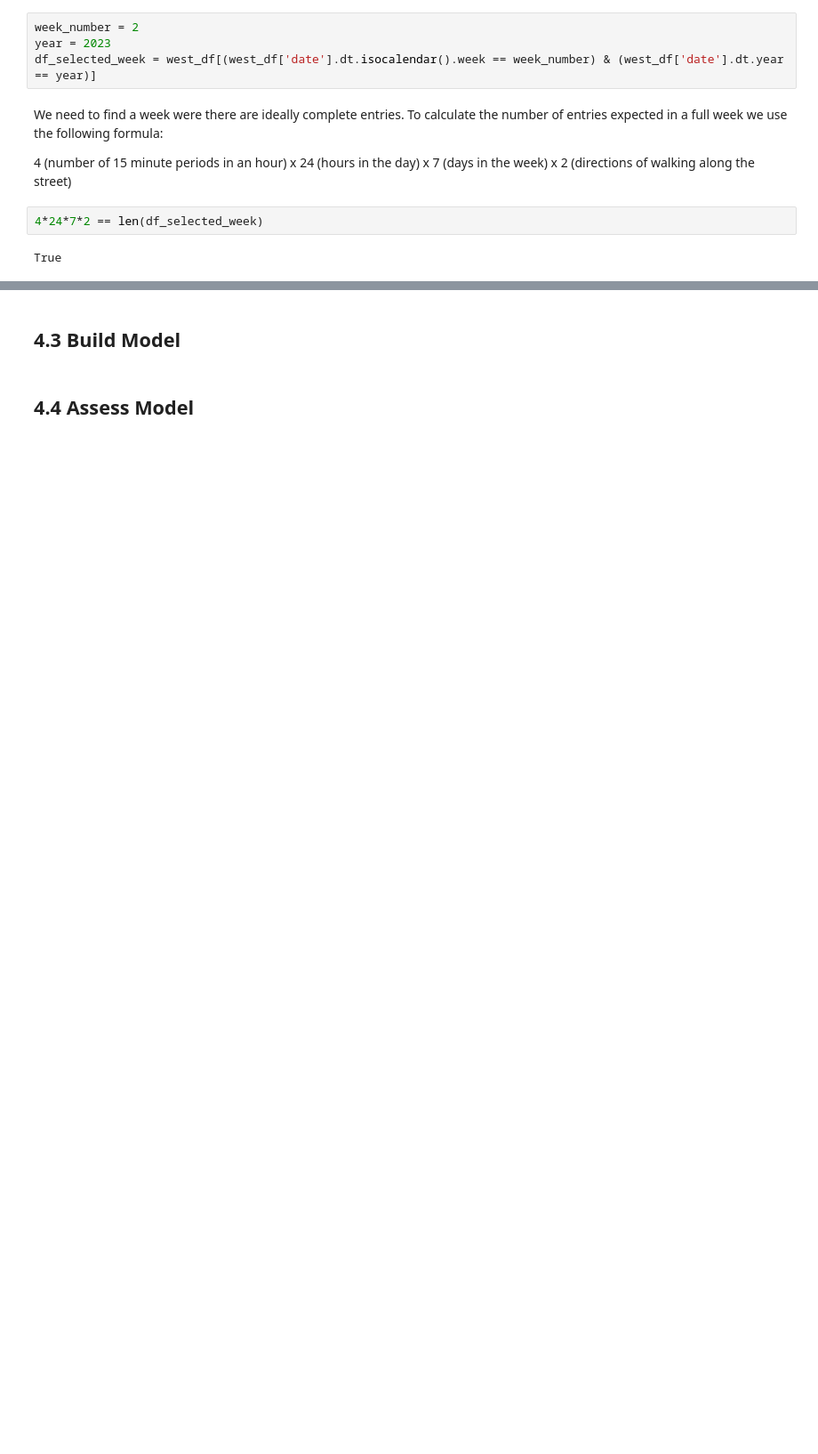
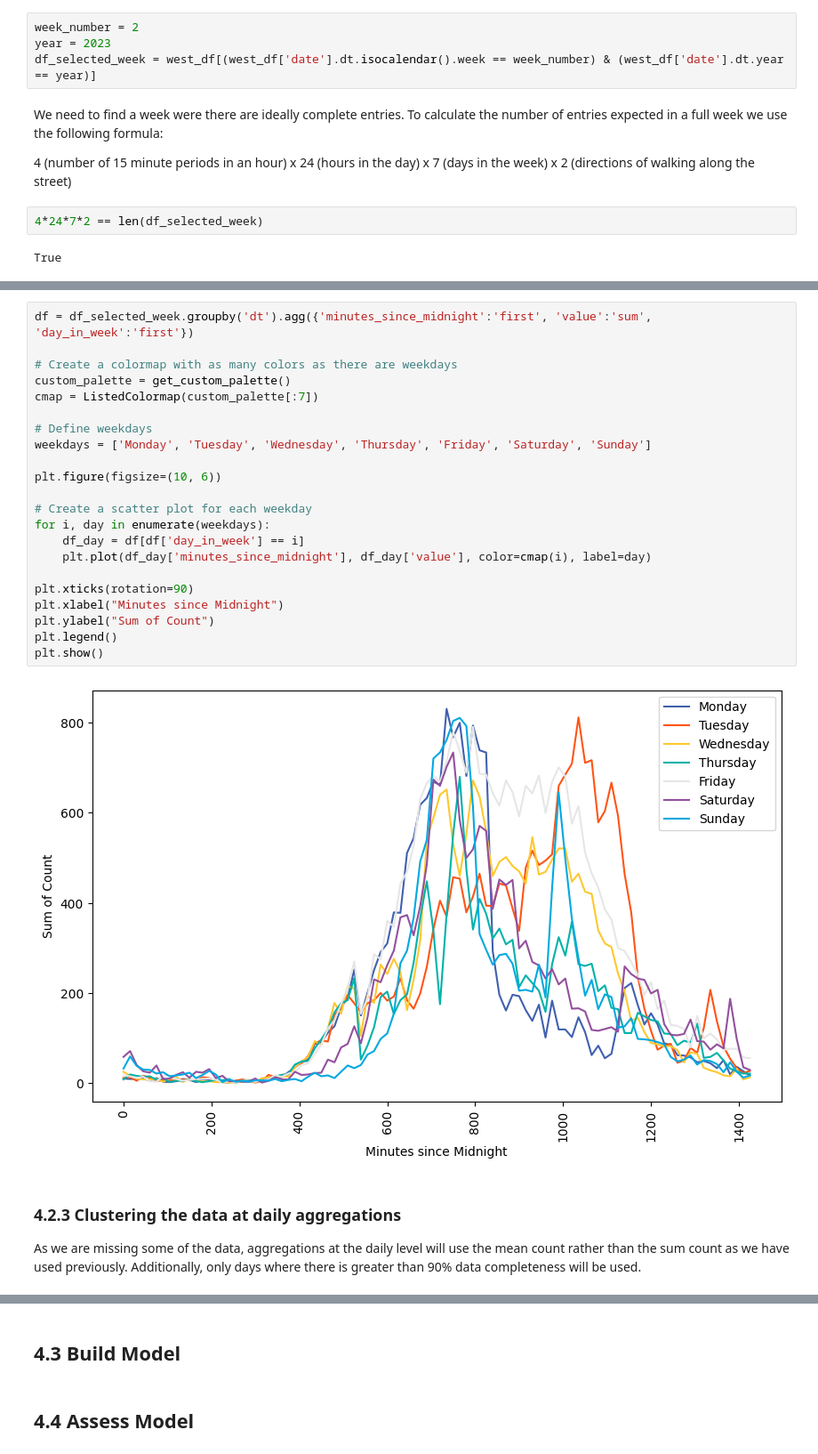
Before and after one commit to carrowmw/mres-project, a Jupyter notebook: analysis_files/4_Modelling.ipynb, the cells around one changed output, grey strips where cells are left out. Shown at 89% size. Saved outputs shown, nothing was run; the diff lists cells and outputs as text; blank space fills up the shorter version.

```diff
--- a/analysis_files/4_Modelling.ipynb
+++ b/analysis_files/4_Modelling.ipynb
@@ -64,0 +126,28 @@ KMeans(n_clusters=3)
+# %%
+df = df_selected_week.groupby('dt').agg({'minutes_since_midnight':'first', 'value':'sum', 'day_in_week':'first'})
+
+# Create a colormap with as many colors as there are weekdays
+custom_palette = get_custom_palette()
+cmap = ListedColormap(custom_palette[:7])
+
+# Define weekdays
+weekdays = ['Monday', 'Tuesday', 'Wednesday', 'Thursday', 'Friday', 'Saturday', 'Sunday']
+
+plt.figure(figsize=(10, 6))
+
+# Create a scatter plot for each weekday
+for i, day in enumerate(weekdays):
+    df_day = df[df['day_in_week'] == i]
+    plt.plot(df_day['minutes_since_midnight'], df_day['value'], color=cmap(i), label=day)
+
+plt.xticks(rotation=90)
+plt.xlabel("Minutes since Midnight")
+plt.ylabel("Sum of Count")
+plt.legend()
+plt.show()
+# %% [output]
+[figure, added]
+# %% [markdown]
+### 4.2.3 Clustering the data at daily aggregations
+
+As we are missing some of the data, aggregations at the daily level will use the mean count rather than the sum count as we have used previously. Additionally, only days where there is greater than 90% data completeness will be used.
```
Also changed, not shown: parts of 17 cells of this notebook, 26 other files.
